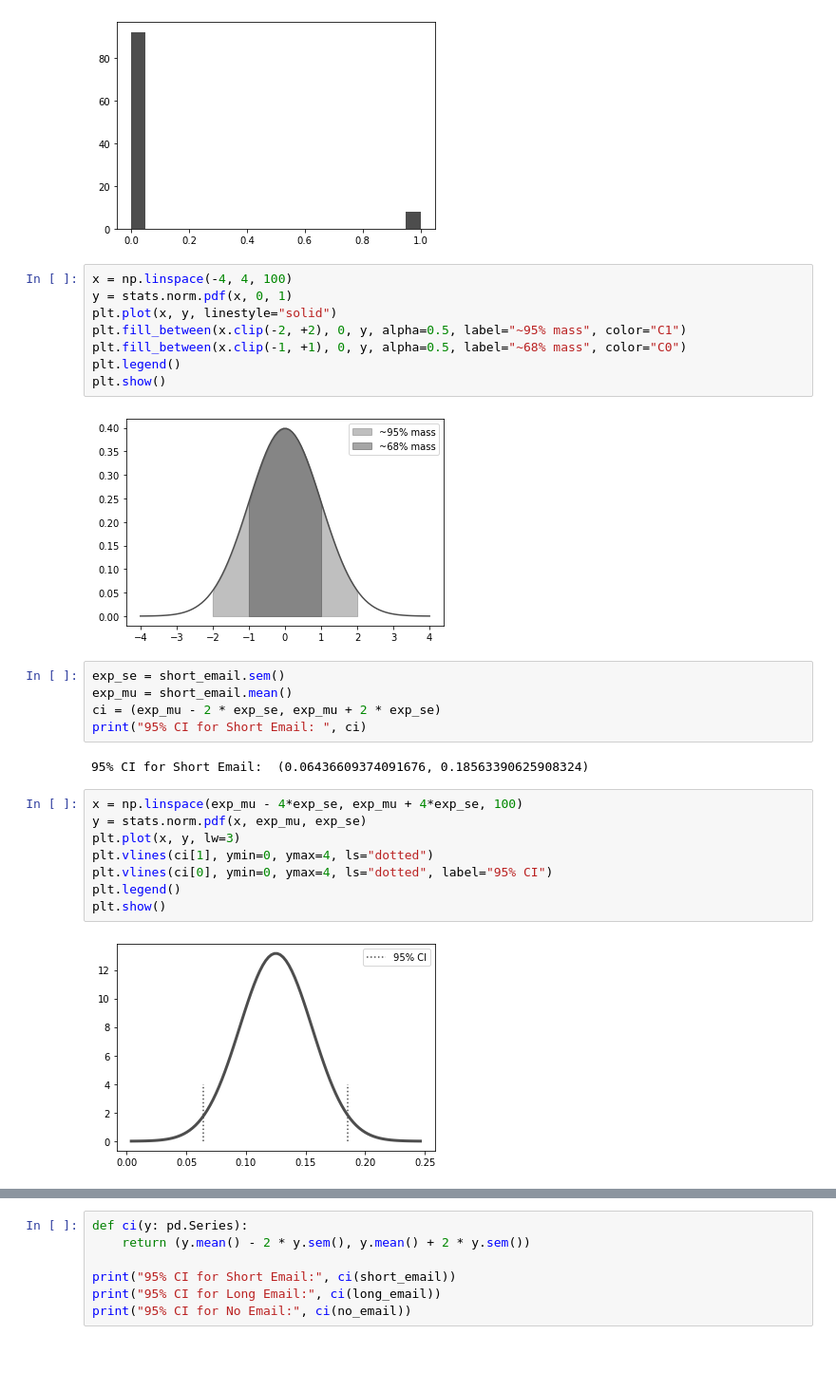
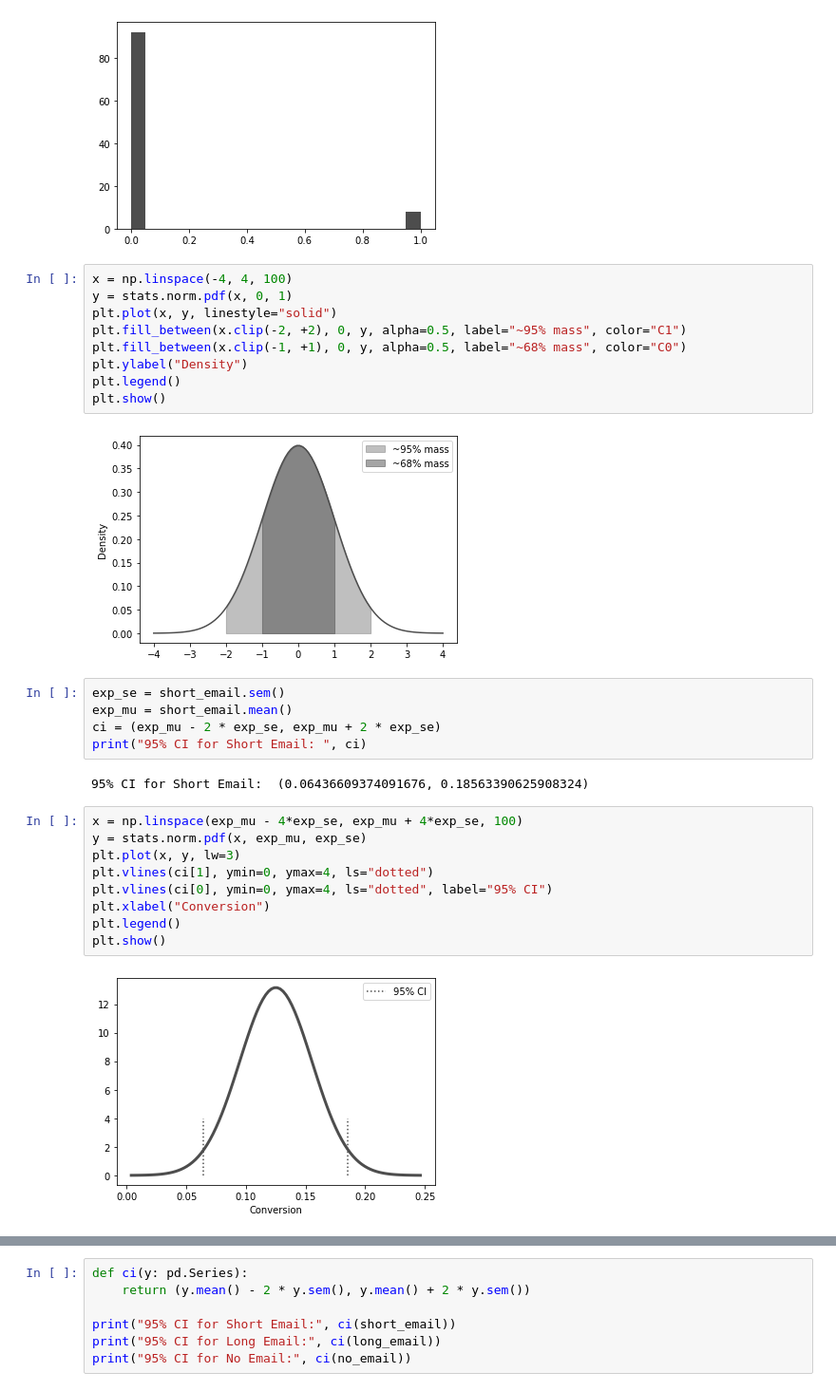
Before and after one commit to matheusfacure/causal-inference-in-python-code, a Jupyter notebook: causal-inference-in-python/02-Randomised-Experiments-and-Stats-Review.ipynb, the cells around one changed output, grey strips where cells are left out. Shown at 95% size. Cells and saved outputs as stored; diff of their text form; blank space fills up the shorter version.

```diff
--- a/causal-inference-in-python/02-Randomised-Experiments-and-Stats-Review.ipynb
+++ b/causal-inference-in-python/02-Randomised-Experiments-and-Stats-Review.ipynb
@@ -173,10 +173,11 @@ y = stats.norm.pdf(x, 0, 1)
 plt.plot(x, y, linestyle="solid")
 plt.fill_between(x.clip(-2, +2), 0, y, alpha=0.5, label="~95% mass", color="C1")
 plt.fill_between(x.clip(-1, +1), 0, y, alpha=0.5, label="~68% mass", color="C0")
+plt.ylabel("Density")
 plt.legend()
 plt.show()
 # %% [output]
-[figure, old version]
+[figure, new version]
 # %%
 exp_se = short_email.sem()
 exp_mu = short_email.mean()
@@ -187,13 +188,14 @@ print("95% CI for Short Email: ", ci)
 # %%
 x = np.linspace(exp_mu - 4*exp_se, exp_mu + 4*exp_se, 100)
 y = stats.norm.pdf(x, exp_mu, exp_se)
 plt.plot(x, y, lw=3)
 plt.vlines(ci[1], ymin=0, ymax=4, ls="dotted")
 plt.vlines(ci[0], ymin=0, ymax=4, ls="dotted", label="95% CI")
+plt.xlabel("Conversion")
 plt.legend()
 plt.show()
 # %% [output]
-[figure, old version]
+[figure, new version]
 # %%
 from scipy import stats
 
```
Also changed, not shown: parts of 11 cells of this notebook, 17 other files.
